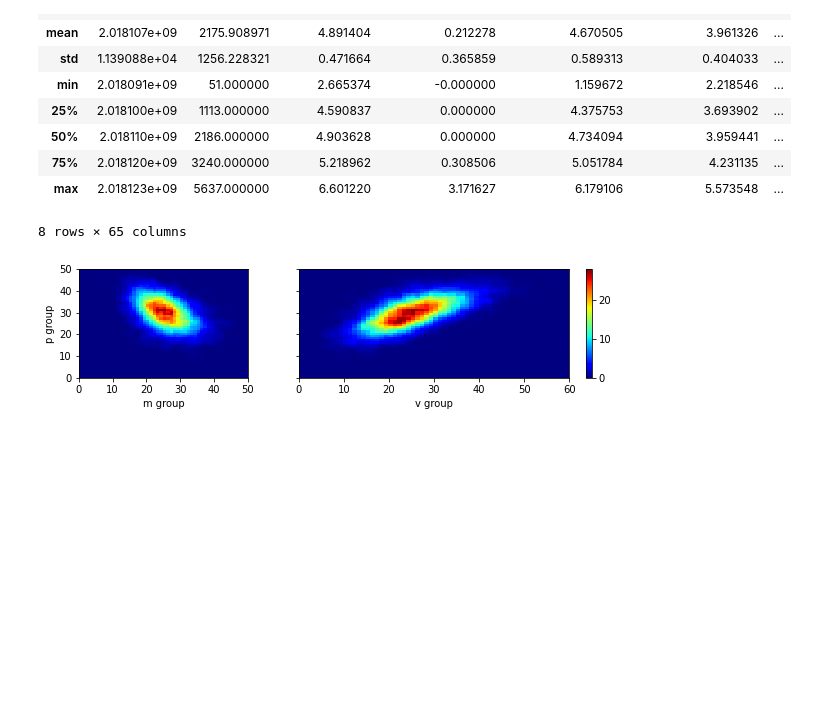
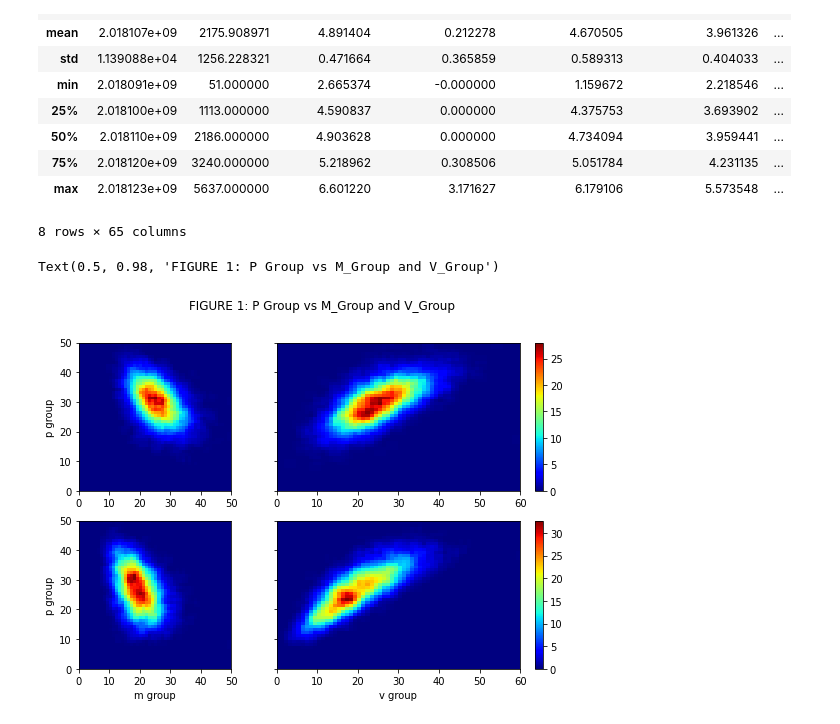
Before and after one commit to sskett/cosc301, a Jupyter notebook: density_plots.ipynb, the cells around one changed output. Saved outputs shown, nothing was run; the diff lists cells and outputs as text; code cells hidden in the pictures; blank space fills up the shorter version.

Commit message:
Completed prob density plotting

```diff
--- a/density_plots.ipynb
+++ b/density_plots.ipynb
@@ -124,11 +122,18 @@ def draw_prob_density(x_series, y_series, x_bins, y_bins, ax, xlab=None, ylab=No
         plt.colorbar(c, ax=ax)
     else:
         ax.pcolor(smoothing_grid, cmap='jet')
+# %%
+fig_height = 3
 # %%
-fig, axs = plt.subplots(1, 2, sharey=True, figsize=(10, 2), gridspec_kw={'width_ratios': [1, 2]})
+fig, axs = plt.subplots(2, 2, sharey=True, figsize=(3*fig_height, fig_height * 2), gridspec_kw={'width_ratios': [1, 2]})
 
-draw_prob_density(play_df['offense_m_play'], play_df['offense_p_play'], 50, 50, axs[0], 'm group', 'p group', cbar=False)
-draw_prob_density(play_df['offense_v_play'], play_df['offense_p_play'], 60, 50, axs[1], 'v group')
+draw_prob_density(play_df['offense_m_play'], play_df['offense_p_play'], 50, 50, axs[0][0], ylab='p group', cbar=False)
+draw_prob_density(play_df['offense_v_play'], play_df['offense_p_play'], 60, 50, axs[0][1])
+draw_prob_density(play_df['defense_m_play'], play_df['defense_p_play'], 50, 50, axs[1][0], 'm group', 'p group', cbar=False)
+draw_prob_density(play_df['defense_v_play'], play_df['defense_p_play'], 60, 50, axs[1][1], 'v group')
+
+fig.suptitle('FIGURE 1: P Group vs M_Group and V_Group')
 # %% [output]
+Text(0.5, 0.98, 'FIGURE 1: P Group vs M_Group and V_Group')
-[figure, old version]
+[figure, new version]
 # %%
```
Also changed, not shown: parts of 16 cells of this notebook.
